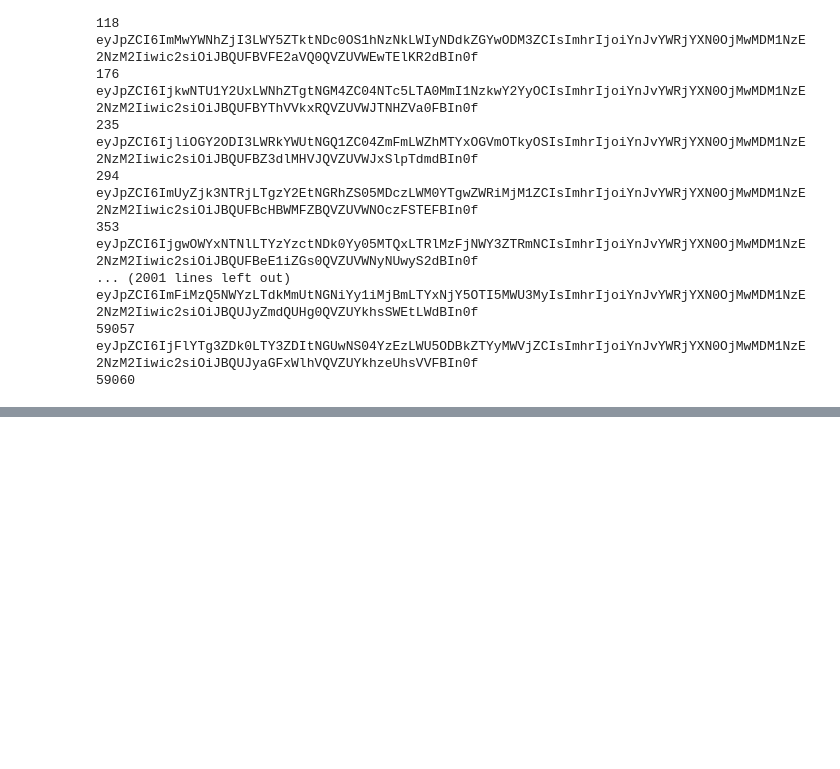
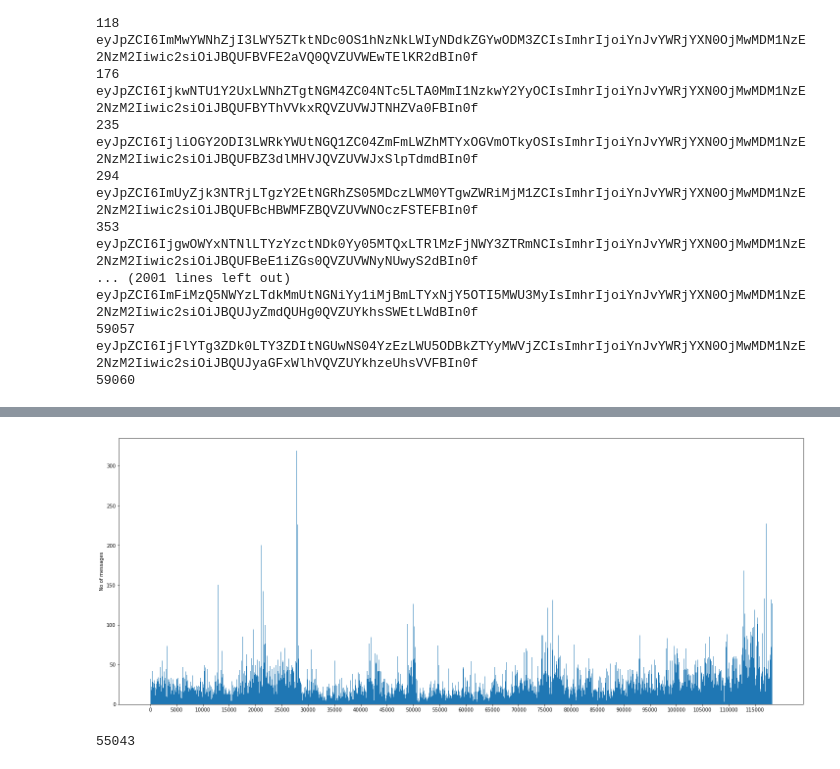
Before and after one commit to missinglinks/twitch-chat-stuff, a Jupyter notebook: notebooks/prototyp.ipynb, the cells around one changed output, grey strips where cells are left out. Saved outputs shown, nothing was run; the diff lists cells and outputs as text; code cells hidden in the pictures; blank space fills up the shorter version.

```diff
--- a/notebooks/prototyp.ipynb
+++ b/notebooks/prototyp.ipynb
@@ -45,0 +51,25 @@ json.dump(comments, open("comments.json", "w"), indent=4)
+# %%
+FILE = "../data/300546449.json"
+# %%
+class TwitchChat(object):
+
+    def __init__(self, filepath):
+
+        data = json.load(open(filepath))
+        self._meta = data["meta"]
+        self.id = self._meta["_id"]
+        self.channel = {
+            "id": self._meta["channel"]["_id"],
+            "name": self._meta["channel"]["display_name"]
+        }
+        self.title = self._meta["title"]
+        self.views = self._meta["title"]
+        self.length = self._meta["length"]
+
+        self.comments = []
+        for comment in data["comments"]:
+            self.comments.append(Comment(comment))
+
+
+    def duration(self):
+        return str(datetime.timedelta(seconds=self.length))
@@ -45,0 +95,2 @@ json.dump(comments, open("comments.json", "w"), indent=4)
+# %%
+tc = TwitchChat(FILE)
@@ -45,0 +99,2 @@ json.dump(comments, open("comments.json", "w"), indent=4)
+# %%
+message_times = [ c.offset_seconds for c in tc.comments ]
@@ -45,0 +111,8 @@ json.dump(comments, open("comments.json", "w"), indent=4)
+# %%
+plt.figure(figsize=(25,10))
+plt.hist(message_times, bins=round(tc.length/60/1))
+plt.ylabel('No of messages')
+plt.xticks(np.arange(0,120000, 5000))
+plt.show()
+# %% [output]
+[figure, added]
@@ -45,0 +124,4 @@ json.dump(comments, open("comments.json", "w"), indent=4)
+# %%
+len(emoticons)
+# %% [output]
+55043
```
Also changed, not shown: parts of 15 cells of this notebook.
